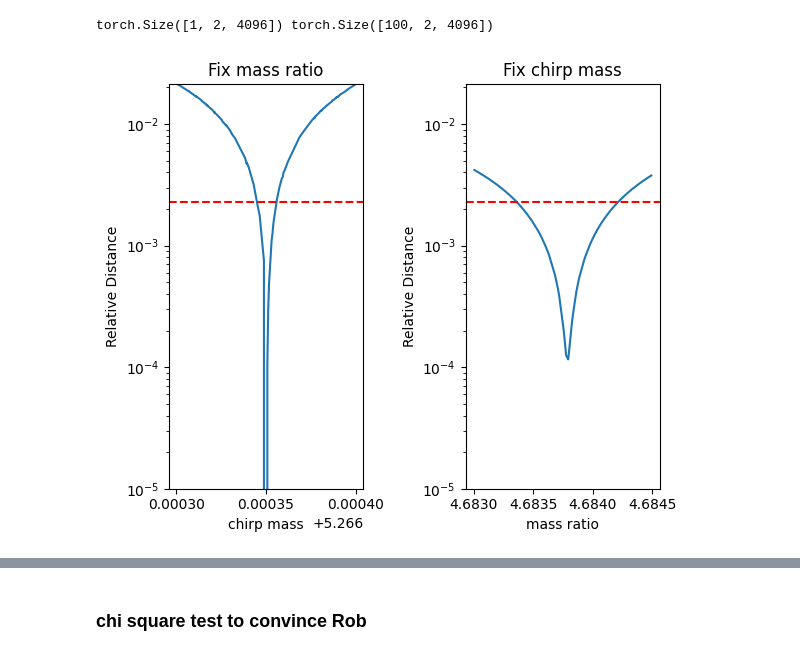
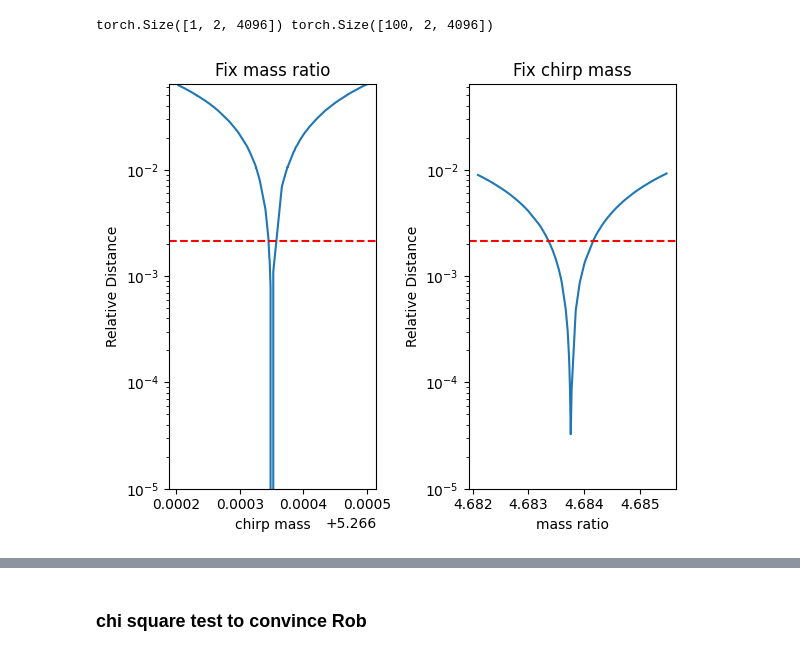
Before and after one commit to g-puleo/pembhb, a Jupyter notebook: scripts/visualise_rom.ipynb, the cells around one changed output, grey strips where cells are left out. Saved outputs shown, nothing was run; the diff lists cells and outputs as text; code cells hidden in the pictures.

```diff
--- a/scripts/visualise_rom.ipynb
+++ b/scripts/visualise_rom.ipynb
@@ -270,6 +286,6 @@ rom.basis = rom_basis_full
 # %%
 max_rel_err_wave = 0.0
-for batch in dataloader:
+for ii , batch in enumerate(dataloader):
     data_fd = batch["wave_fd"]+batch["noise_fd"]  # shape (B, 2*ch, n_freq),  has amplitude and phase
     wave_fd = batch["wave_fd"]  # shape (B, ch, n_freq), contains complex numbers
     params = batch["source_parameters"][:,:2]  # shape (B, 2)
@@ -324,8 +340,8 @@ for batch in dataloader:
     # residual_wave = torch.abs(reconstructed_wave  - wave_fd)
     # residual_relative_wave = torch.linalg.norm(reconstructed_wave  - wave_fd)/ torch.linalg.norm(wave_fd, dim=(1,2), keepdim=True)
     # residual_relative_data = torch.linalg.norm(reconstructed_data  - data_fd)/ torch.linalg.norm(data_fd, dim=(1,2), keepdim=True)
+    if ii==4: break
 
-    break
 
 print(f"max relative error on waveforms in training set: {max_rel_err_wave:.3e}")
 # %% [output]
@@ -413,10 +429,11 @@ tensor(4.77965041e-05)
 # %%
 # make a histogram of relative_errors_wave and relative_errors_data
 plt.figure(figsize=(5, 5))
-bins = np.logspace(-9, 0, 100)
+bins = np.logspace(-4, 0, 100)
 plt.hist(relative_errors_wave, bins=bins, alpha=0.7, label='Wave', color='blue')
 plt.hist(relative_errors_data, bins=bins, alpha=0.7, label='Data', color='orange')
 plt.hist(relative_errors_rec_data_wrt_wave, bins=bins, alpha=0.7, label='Rec Data wrt Orig Wave', color='green')
+mean_relerr_dwrt_wave = np.mean(relative_errors_rec_data_wrt_wave)
 plt.xscale('log')
 plt.xlabel('Relative Error')
 plt.ylabel('Frequency')
@@ -891,7 +958,7 @@ import torch
 import numpy as np
 import matplotlib.pyplot as plt
 # %%
-fix_q_filename = "/data/gpuleo/mbhb/fix_q_vary_mc_ok.h5"
+fix_q_filename = "/data/gpuleo/mbhb/fix_q_vary_mc_2x.h5"
 datamodule = MBHBDataModule(fix_q_filename, batch_size=100, num_workers=2, cache_in_memory=False)
 datamodule.setup(stage="test")
 dataloader = datamodule.test_dataloader()
@@ -905,7 +972,7 @@ print(data_fd_fixq.shape)
 # %% [output]
 torch.Size([100, 2, 4096])
 # %%
-fix_mc_filename = "/data/gpuleo/mbhb/fix_mc_vary_q_ok.h5"
+fix_mc_filename = "/data/gpuleo/mbhb/fix_mc_vary_q_2x.h5"
 datamodule = MBHBDataModule(fix_mc_filename, batch_size=100, num_workers=2, cache_in_memory=False)
 datamodule.setup(stage="test")
 dataloader = datamodule.test_dataloader()
@@ -961,27 +1028,27 @@ sort_fixmc_by_q = torch.argsort(params_fixmc[:,1])
 # %%
 shared_ylim = (1e-5, max(reldist_ref_fix_q.max(), reldist_ref_fix_mc.max()))
 plt.figure(figsize=(6,5))
 plt.subplot(1,2,1)
 plt.plot(params_fixq[sort_fixq_by_mc,0], reldist_ref_fix_q[sort_fixq_by_mc])
 plt.xlabel("chirp mass")
 plt.title("Fix mass ratio")
 plt.ylabel("Relative Distance")
-plt.axhline(mean_relerr_datawave, color='r', linestyle='--')
+plt.axhline(mean_relerr_dwrt_wave, color='r', linestyle='--')
 plt.yscale("log")
 plt.ylim(shared_ylim)
 plt.subplot(1,2,2)
 plt.plot(params_fixmc[sort_fixmc_by_q,1], reldist_ref_fix_mc[sort_fixmc_by_q])
-plt.axhline(mean_relerr_datawave, color='r', linestyle='--')
+plt.axhline(mean_relerr_dwrt_wave, color='r', linestyle='--')
 plt.title("Fix chirp mass")
 plt.xlabel("mass ratio")
 plt.ylabel("Relative Distance")
 plt.yscale("log")
 plt.ylim(shared_ylim)
 plt.tight_layout()
 
 plt.show()
 # %% [output]
-[figure, old version]
+[figure, new version]
 # %%
 print(shared_ylim)
 # %% [output]
```
Also changed, not shown: parts of 31 cells of this notebook, 6 other files.
